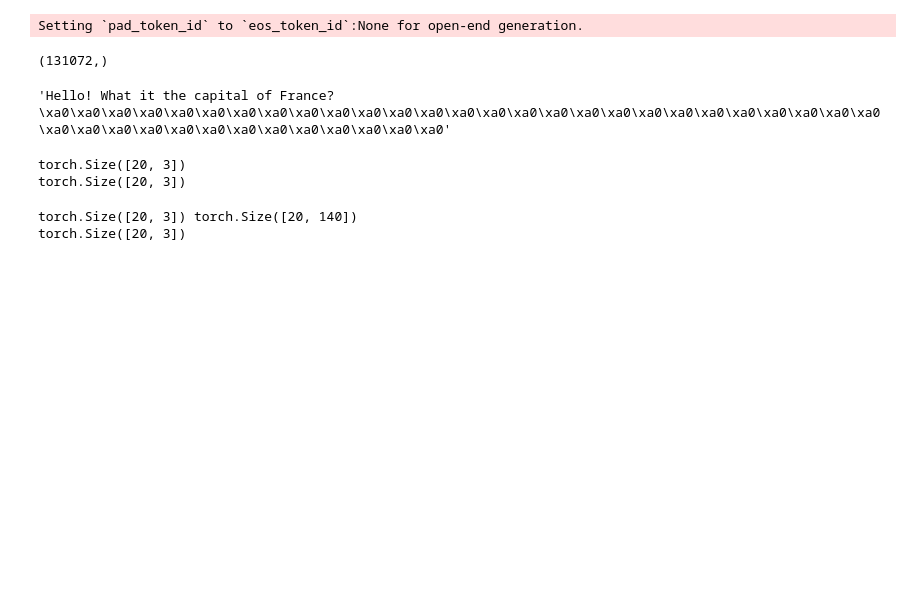
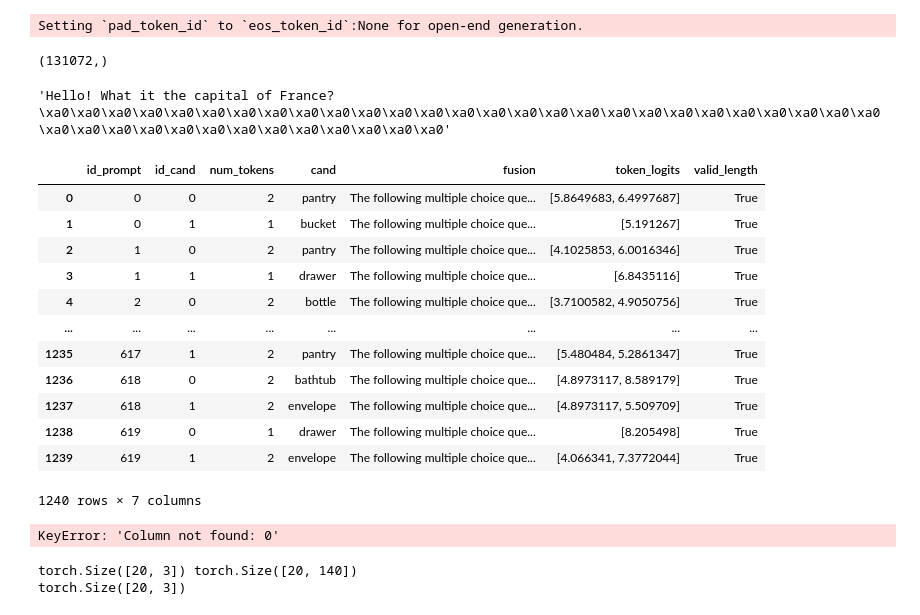
Before and after one commit to YassineJamaa/ToM-LargeModel, a Jupyter notebook: generalize_gpu.ipynb, the cells around one changed output. Saved outputs shown, nothing was run; the diff lists cells and outputs as text; code cells hidden in the pictures; blank space fills up the shorter version.

Commit message:
Optimize the token logits

```diff
--- a/generalize_gpu.ipynb
+++ b/generalize_gpu.ipynb
@@ -620,7 +620,7 @@ assess = AssessBenchmark(llm, loc_units, 20)
 res = assess.experiment(data)
 # %%
 # Sample DataFrame (assuming data is the first 20 rows of df)
-data = df.iloc[:20]
+data = df.copy()
 torch.cuda.empty_cache()
 # Create the expanded DataFrame
 expanded_df = pd.DataFrame({
@@ -631,33 +631,62 @@ expanded_df = pd.DataFrame({
     "fusion": [f"{prompt} {cand}" for prompt, cands in zip(data["prompt"], data["cands"]) for cand in cands]
 })
 
-# List to store embeddings for the last three tokens
-all_last_token_embeddings = []
 batch_size = 20
+# Initialize an empty list to store all processed group DataFrames
+all_group_embeddings = []
+for num_tokens, group_df in expanded_df.groupby("num_tokens"):
+    all_last_token_embeddings = []  # Reset for each group
+    for i in range(0, len(group_df), batch_size):
+        batch_texts = group_df["fusion"].tolist()[i:i+batch_size]
+        # Tokenize the batch of texts and get input IDs
+        inputs = tokenizer(batch_texts, return_tensors="pt", padding=True, truncation=True).to(device)
 
-# Process texts in batches
-for i in range(0, len(expanded_df), batch_size):
-    batch_texts = expanded_df["fusion"].tolist()[i:i+batch_size]
+    #     # Pass the batch through the model
+        with torch.no_grad():
+            outputs = model(**inputs)
 
-    # Tokenize the batch of texts and get input IDs
-    inputs = tokenizer(batch_texts, return_tensors="pt", padding=True, truncation=True).to(device)
+    #     # Calculate the position of the last token for each sequence in the batch
+        last_token_positions = (inputs["attention_mask"].sum(dim=1) - 1)
 
-    # Pass the batch through the model
-    with torch.no_grad():
-        outputs = model(**inputs)
+    #     # Define a range of offsets for the last 3 tokens
+        expanded_positions = last_token_positions[:, None] - torch.arange(num_tokens-1, -1, -1, device=device)
+        token_positions = torch.gather(inputs["input_ids"], 1, expanded_positions)
+        # Reshape for indexing into `outputs.logits`
+        batch_indices = torch.arange(inputs["input_ids"].shape[0]).unsqueeze(1).expand(-1, num_tokens)  # Shape: [20, 3]
+        batch_logits = outputs.logits[batch_indices, expanded_positions, token_positions]
+        all_last_token_embeddings.extend(batch_logits.cpu().numpy())
 
-    # Calculate the position of the last token for each sequence in the batch
-    last_token_positions = (inputs["attention_mask"].sum(dim=1) - 1)
+    # Store the embeddings as a new column in the group DataFrame
+    group_df["token_logits"] = all_last_token_embeddings
 
-    # Define a range of offsets for the last 3 tokens
-    expanded_positions = last_token_positions[:, None] - torch.arange(2, -1, -1, device=device)
-    token_positions = torch.gather(inputs["input_ids"], 1, expanded_positions)
-    # Reshape for indexing into `outputs.logits`
-    batch_indices = torch.arange(20).unsqueeze(1).expand(-1, 3)  # Shape: [20, 3]
-    print(outputs.logits[batch_indices, expanded_positions, token_positions].shape)
+    # Append the processed group to the main list
+    all_group_embeddings.append(group_df)
+
+# Concatenate all groups back into a single DataFrame with token_logits column
+final_df = pd.concat(all_group_embeddings, ignore_index=False)
+# Merge token_logits back to the original expanded_df by index
+merge_df = expanded_df.join(final_df[["token_logits"]])
-# %% [output]
-torch.Size([20, 3])
-torch.Size([20, 3])
+# %%
+merge_df
+# %% [output]
+|  | id_prompt | id_cand | num_tokens | cand | fusion | token_logits | valid_length |
+| 0 | 0 | 0 | 2 | pantry | The following multiple choice que... | [5.8649683, 6.4997687] | True |
+| 1 | 0 | 1 | 1 | bucket | The following multiple choice que... | [5.191267] | True |
+| 2 | 1 | 0 | 2 | pantry | The following multiple choice que... | [4.1025853, 6.0016346] | True |
+| 3 | 1 | 1 | 1 | drawer | The following multiple choice que... | [6.8435116] | True |
+| 4 | 2 | 0 | 2 | bottle | The following multiple choice que... | [3.7100582, 4.9050756] | True |
+| ... | ... | ... | ... | ... | ... | ... | ... |
+| 1235 | 617 | 1 | 2 | pantry | The following multiple choice que... | [5.480484, 5.2861347] | True |
+| 1236 | 618 | 0 | 2 | bathtub | The following multiple choice que... | [4.8973117, 8.589179] | True |
+| 1237 | 618 | 1 | 2 | envelope | The following multiple choice que... | [4.8973117, 5.509709] | True |
+| 1238 | 619 | 0 | 1 | drawer | The following multiple choice que... | [8.205498] | True |
+| 1239 | 619 | 1 | 2 | envelope | The following multiple choice que... | [4.066341, 7.3772044] | True |
+1240 rows × 7 columns
+# %%
+for num_tokens, group_df in expanded_df.groupby("num_tokens")[0]:
+    print(num_tokens)
+# %% [output]
+KeyError: 'Column not found: 0'
 # %%
 # Sample inputs and position tensors
 inputs = torch.randn(20, 140)  # Shape: [20, 140]
```
Also changed, not shown: parts of 1 cell of this notebook.
